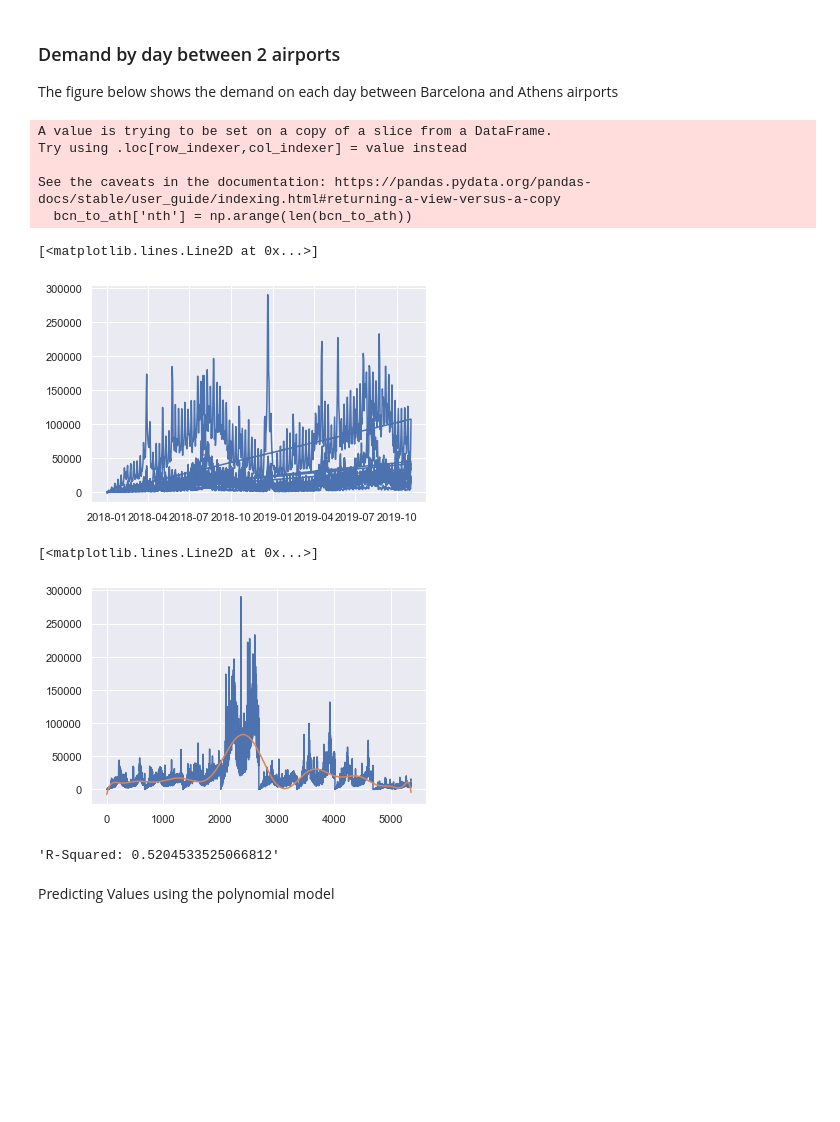
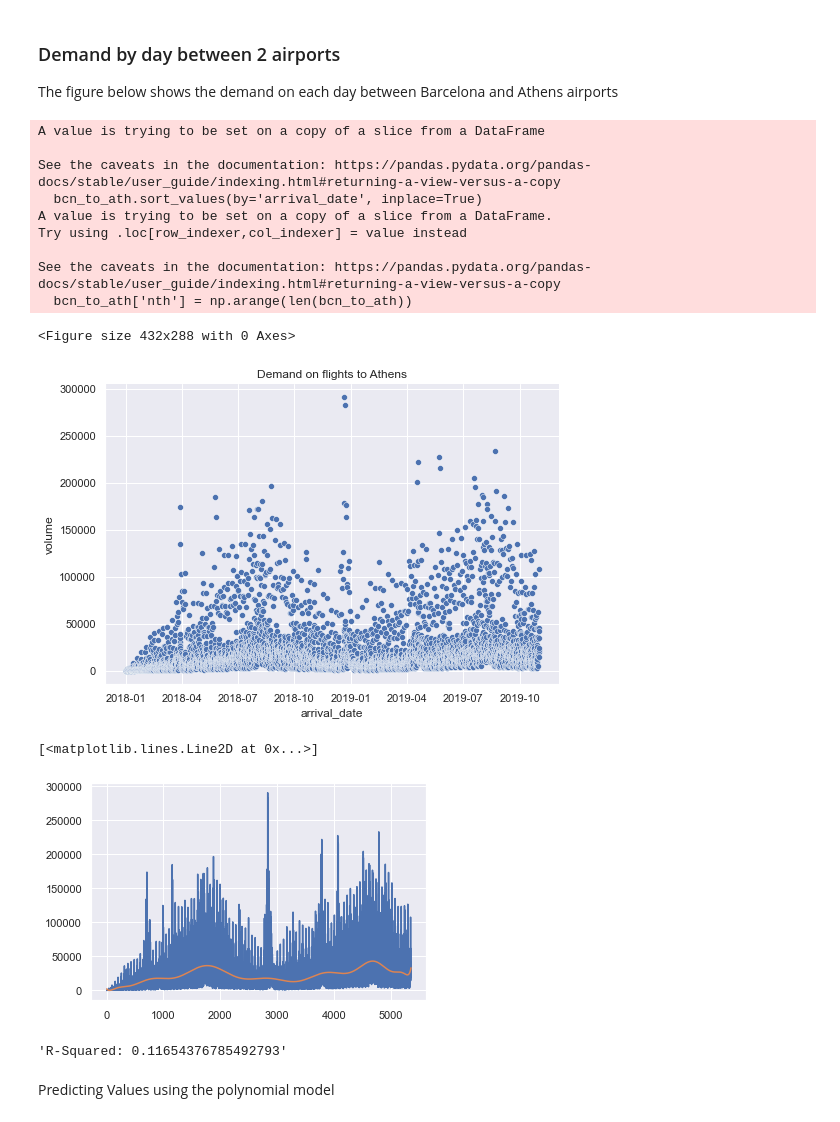
Before and after one commit to liamhbyrne/HackAI, a Jupyter notebook: data_overview/overview.ipynb, the cells around one changed output. Drawn from its saved outputs; the diff is of its cells as text; code cells hidden in the pictures; blank space fills up the shorter version.

Commit message:
new branch for visualisation

```diff
--- a/data_overview/overview.ipynb
+++ b/data_overview/overview.ipynb
@@ -62,8 +62,13 @@ The figure below shows the demand on each day between Barcelona and Athens airpo
 
 #bcn_to_ath = df.loc[(df['origin'] == "ROM") & (df['destination'] == "ATH") ]
 bcn_to_ath = df.loc[(df['destination'] == "ATH") ]
+bcn_to_ath.sort_values(by='arrival_date', inplace=True)
 bcn_to_ath['nth'] = np.arange(len(bcn_to_ath))
 # %% [output]
+A value is trying to be set on a copy of a slice from a DataFrame
+
+See the caveats in the documentation: https://pandas.pydata.org/pandas-docs/stable/user_guide/indexing.html#returning-a-view-versus-a-copy
+  bcn_to_ath.sort_values(by='arrival_date', inplace=True)
 A value is trying to be set on a copy of a slice from a DataFrame.
 Try using .loc[row_indexer,col_indexer] = value instead
 
@@ -72,11 +77,13 @@ See the caveats in the documentation: https://pandas.pydata.org/pandas-docs/stab
 # %%
 plt.figure()
 x = bcn_to_ath['arrival_date']
 y1 = bcn_to_ath['volume']
-plt.plot(x, y1)
+sns.relplot(x, y1, aspect=1.5)
+plt.title("Demand on flights to Athens")
+plt.savefig("ath.png")
 # %% [output]
-[<matplotlib.lines.Line2D at 0x...>]
+<Figure size 432x288 with 0 Axes>
-[figure, old version]
+[figure, new version]
 # %%
 plt.figure()
 x = bcn_to_ath['nth']
@@ -88,11 +95,11 @@ fitted_line = np.linspace(1, len(x), np.max(y1).astype(int))
 plt.plot(fitted_line, polyModel(fitted_line))
 # %% [output]
 [<matplotlib.lines.Line2D at 0x...>]
-[figure, old version]
+[figure, new version]
 # %%
 "R-Squared: {}".format(r2_score(y1, polyModel(x)))
 # %% [output]
-'R-Squared: 0.5204533525066812'
+'R-Squared: 0.11654376785492793'
 # %% [markdown]
 Predicting Values using the polynomial model
 # %%
```
Also changed, not shown: parts of 3 cells of this notebook, 5 other files.
